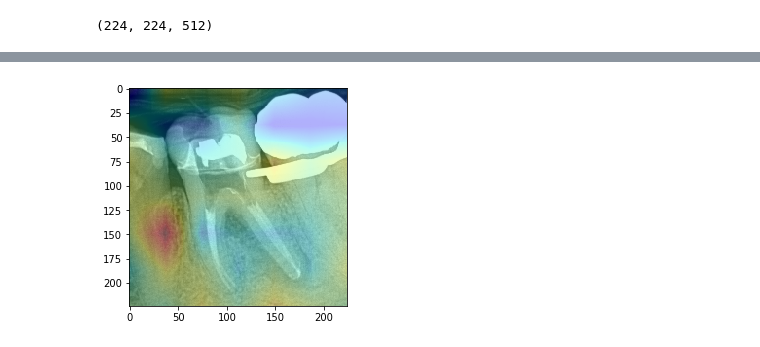
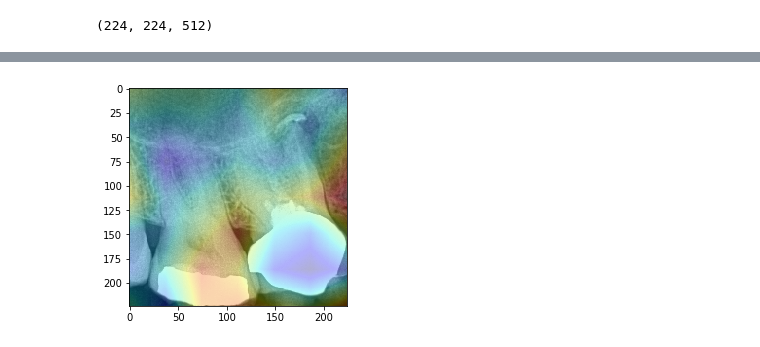
Before and after one commit to jordancoil/dental-lesions, a Jupyter notebook: KERAS-CAM-TEST.ipynb, the cells around one changed output, grey strips where cells are left out. Drawn from its saved outputs; the diff is of its cells as text; code cells hidden in the pictures.

```diff
--- a/KERAS-CAM-TEST.ipynb
+++ b/KERAS-CAM-TEST.ipynb
@@ -337,6 +334,7 @@ last_conv_layer = model.layers[-7].output
 get_output = keras.backend.function([input_layer], [last_conv_layer, output_layer])
 # %%
-original_image = image_processor.load_image("0001-0")
+image_id = "0100-0"
+original_image = image_processor.load_image(image_id)
 X = image_processor.preprocess(original_image)
 # reshape with batch size of 1
 X = X.reshape(1, X.shape[0], X.shape[1], X.shape[2])
@@ -408,8 +406,8 @@ array([[-0.20274723, -0.19834569, -0.19394417, ..., -0.13798292,
 # %%
 fig, ax = plt.subplots()
-im = cv2.resize(cv2.cvtColor(cv2.imread(train_path + "0001-0.jpg"), cv2.COLOR_BGR2RGB), (224, 224))
+im = cv2.resize(cv2.cvtColor(cv2.imread(train_path + image_id + ".jpg"), cv2.COLOR_BGR2RGB), (224, 224))
 ax.imshow(im)
 ax.imshow(final_output, cmap='jet', alpha=0.3)
 plt.show()
 # %% [output]
-[figure, old version]
+[figure, new version]
```
Also changed, not shown: parts of 4 cells of this notebook, 1 other file.
